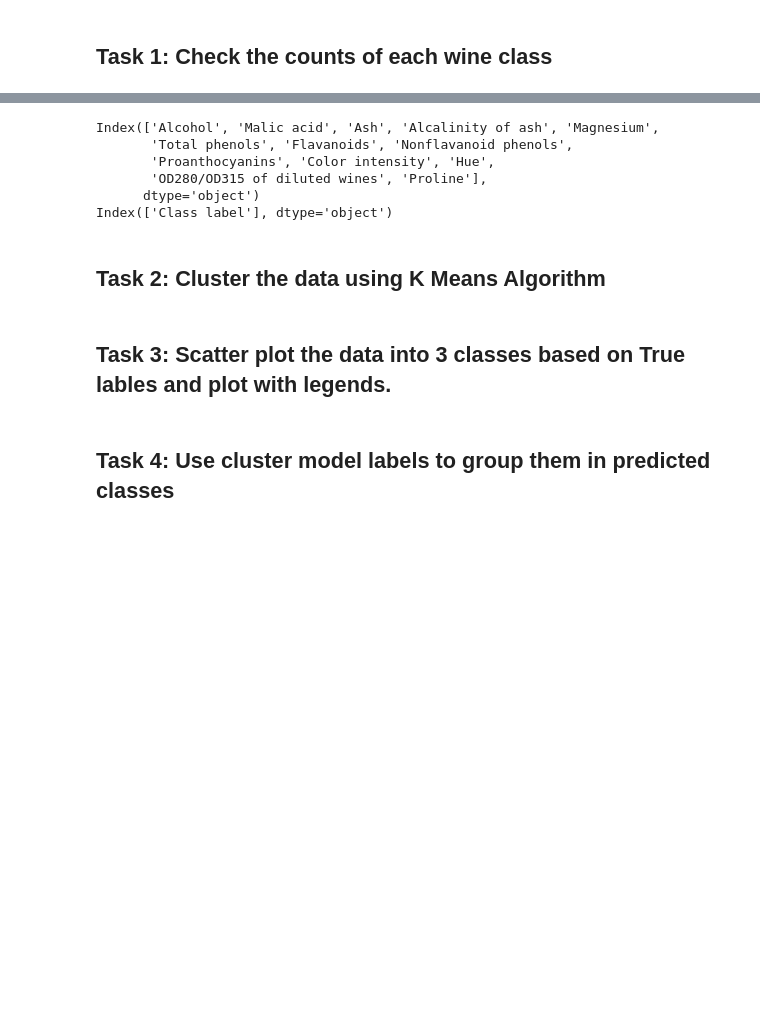
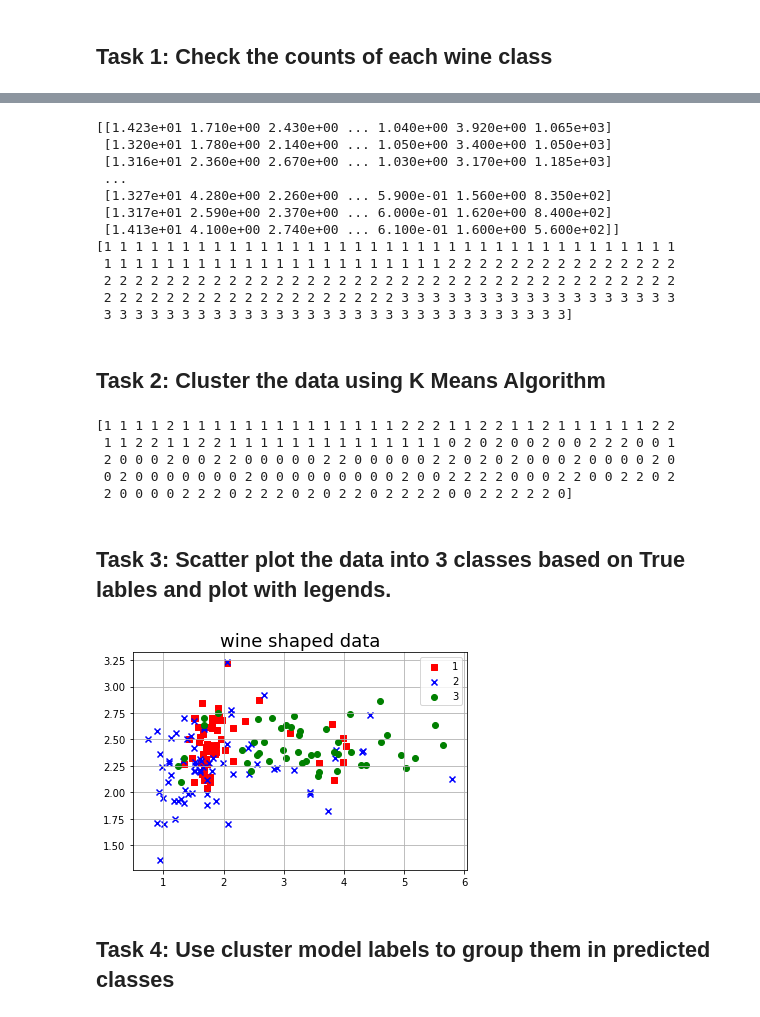
Before and after one commit to monali0802/CE888, a Jupyter notebook: Lab_6/Lab_6_Exercise.ipynb, the cells around one changed output, grey strips where cells are left out. Drawn from its saved outputs; the diff is of its cells as text; code cells hidden in the pictures; blank space fills up the shorter version.

```diff
--- a/Lab_6/Lab_6_Exercise.ipynb
+++ b/Lab_6/Lab_6_Exercise.ipynb
@@ -323,19 +339,34 @@ df_wine.head()
 # %%
 # Fetch data into x and y variables
-x=df_wine.ix[:,1:14] # Covariates or input
-y=df_wine.ix[:,:1] # Labels or classes or output
-print(x.columns)
-print(y.columns)
+x=df_wine.iloc[:,1:].values # Covariates or input
+y=df_wine.iloc[:,0].values # Labels or classes or output
+print(x)
+print(y)
 # %% [output]
-Index(['Alcohol', 'Malic acid', 'Ash', 'Alcalinity of ash', 'Magnesium',
-       'Total phenols', 'Flavanoids', 'Nonflavanoid phenols',
-       'Proanthocyanins', 'Color intensity', 'Hue',
-       'OD280/OD315 of diluted wines', 'Proline'],
-      dtype='object')
-Index(['Class label'], dtype='object')
+[[1.423e+01 1.710e+00 2.430e+00 ... 1.040e+00 3.920e+00 1.065e+03]
+ [1.320e+01 1.780e+00 2.140e+00 ... 1.050e+00 3.400e+00 1.050e+03]
+ [1.316e+01 2.360e+00 2.670e+00 ... 1.030e+00 3.170e+00 1.185e+03]
+ ...
+ [1.327e+01 4.280e+00 2.260e+00 ... 5.900e-01 1.560e+00 8.350e+02]
+ [1.317e+01 2.590e+00 2.370e+00 ... 6.000e-01 1.620e+00 8.400e+02]
+ [1.413e+01 4.100e+00 2.740e+00 ... 6.100e-01 1.600e+00 5.600e+02]]
+[1 1 1 1 1 1 1 1 1 1 1 1 1 1 1 1 1 1 1 1 1 1 1 1 1 1 1 1 1 1 1 1 1 1 1 1 1
+ 1 1 1 1 1 1 1 1 1 1 1 1 1 1 1 1 1 1 1 1 1 1 2 2 2 2 2 2 2 2 2 2 2 2 2 2 2
+ 2 2 2 2 2 2 2 2 2 2 2 2 2 2 2 2 2 2 2 2 2 2 2 2 2 2 2 2 2 2 2 2 2 2 2 2 2
+ 2 2 2 2 2 2 2 2 2 2 2 2 2 2 2 2 2 2 2 3 3 3 3 3 3 3 3 3 3 3 3 3 3 3 3 3 3
+ 3 3 3 3 3 3 3 3 3 3 3 3 3 3 3 3 3 3 3 3 3 3 3 3 3 3 3 3 3 3]
 # %% [markdown]
 ## Task 2: Cluster the data using K Means Algorithm
 # %%
 # Write your code here for task 2
+km=cluster.KMeans(n_clusters=3)
+km.fit(df_wine)
+print(km.labels_)
+# %% [output]
+[1 1 1 1 2 1 1 1 1 1 1 1 1 1 1 1 1 1 1 2 2 2 1 1 2 2 1 1 2 1 1 1 1 1 1 2 2
+ 1 1 2 2 1 1 2 2 1 1 1 1 1 1 1 1 1 1 1 1 1 1 0 2 0 2 0 0 2 0 0 2 2 2 0 0 1
+ 2 0 0 0 2 0 0 2 2 0 0 0 0 0 2 2 0 0 0 0 0 2 2 0 2 0 2 0 0 0 2 0 0 0 0 2 0
+ 0 2 0 0 0 0 0 0 0 2 0 0 0 0 0 0 0 0 0 2 0 0 2 2 2 2 0 0 0 2 2 0 0 2 2 0 2
+ 2 0 0 0 0 2 2 2 0 2 2 2 0 2 0 2 2 0 2 2 2 2 0 0 2 2 2 2 2 0]
 # %% [markdown]
 ## Task 3: Scatter plot the data into 3 classes based on True lables and plot with legends.
@@ -345,2 +373,18 @@ Index(['Class label'], dtype='object')
+# %%
+# Hint: use any two variables
+# Write your code here for task 3
+
+colors = ['r', 'b', 'g']
+markers = ['s', 'x', 'o']
+# plt.scatter(X_train_pca[:, 0], X_train_pca[:, 1])
+
+for l, c, m in zip(np.unique(y), colors, markers):
+  plt.title("wine shaped data", fontsize=18)
+  plt.grid(True)
+  plt.scatter(x[y==l, 1],x[y==l, 2],c=c, label=l, marker=m)
+  plt.savefig('wine_k.png', dpi=300)
+  plt.legend()
+# %% [output]
+[figure, added]
 # %% [markdown]
 ## Task 4: Use cluster model labels to group them in predicted classes
```
Also changed, not shown: parts of 30 cells of this notebook.
